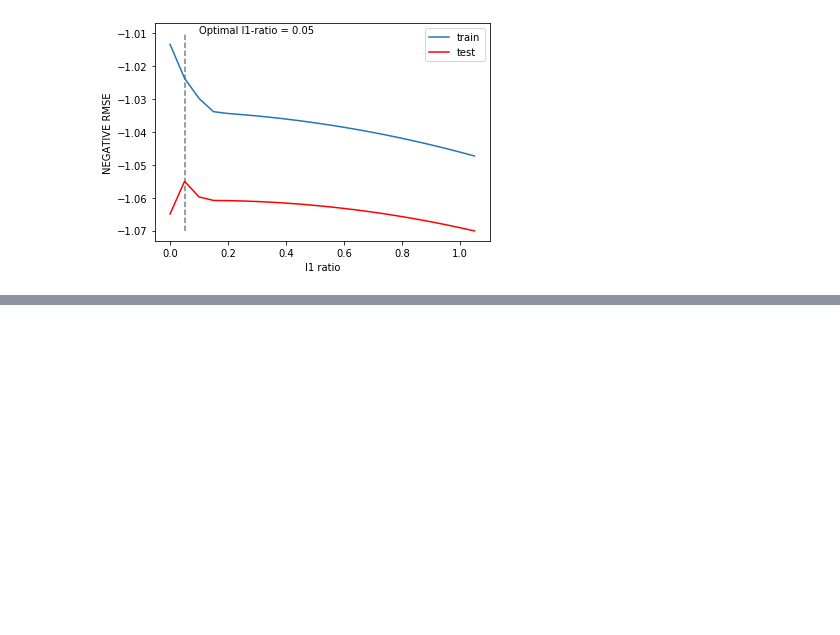
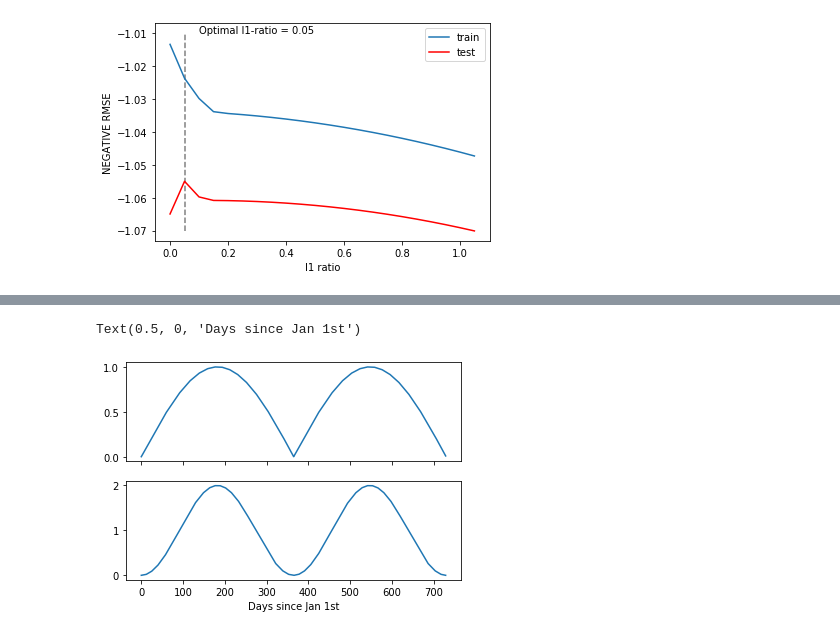
Before and after one commit to moritzwilksch/DataScienceEducation, a Jupyter notebook: PythonForDataScienceHandbook/NotesPythonDSHandbook.ipynb, the cells around one changed output, grey strips where cells are left out. Cells and saved outputs as stored; diff of their text form; code cells hidden in the pictures; blank space fills up the shorter version.

```diff
--- a/PythonForDataScienceHandbook/NotesPythonDSHandbook.ipynb
+++ b/PythonForDataScienceHandbook/NotesPythonDSHandbook.ipynb
@@ -321,0 +393,13 @@ tbc 394
+# %%
+# Alternative Seasonality
+fig, ax = plt.subplots(2, 1, sharex=True)
+x = np.arange(0, 365*2, 1)
+y = np.abs(np.sin((2*np.pi/730)*x))
+ax[0].plot(x, y)
+
+y = -np.cos((2*np.pi/365)*x) +1
+ax[1].plot(x, y)
+ax[1].set_xlabel("Days since Jan 1st")
+# %% [output]
+Text(0.5, 0, 'Days since Jan 1st')
+[figure, added]
```
Also changed, not shown: parts of 10 cells of this notebook, 1 other file.
